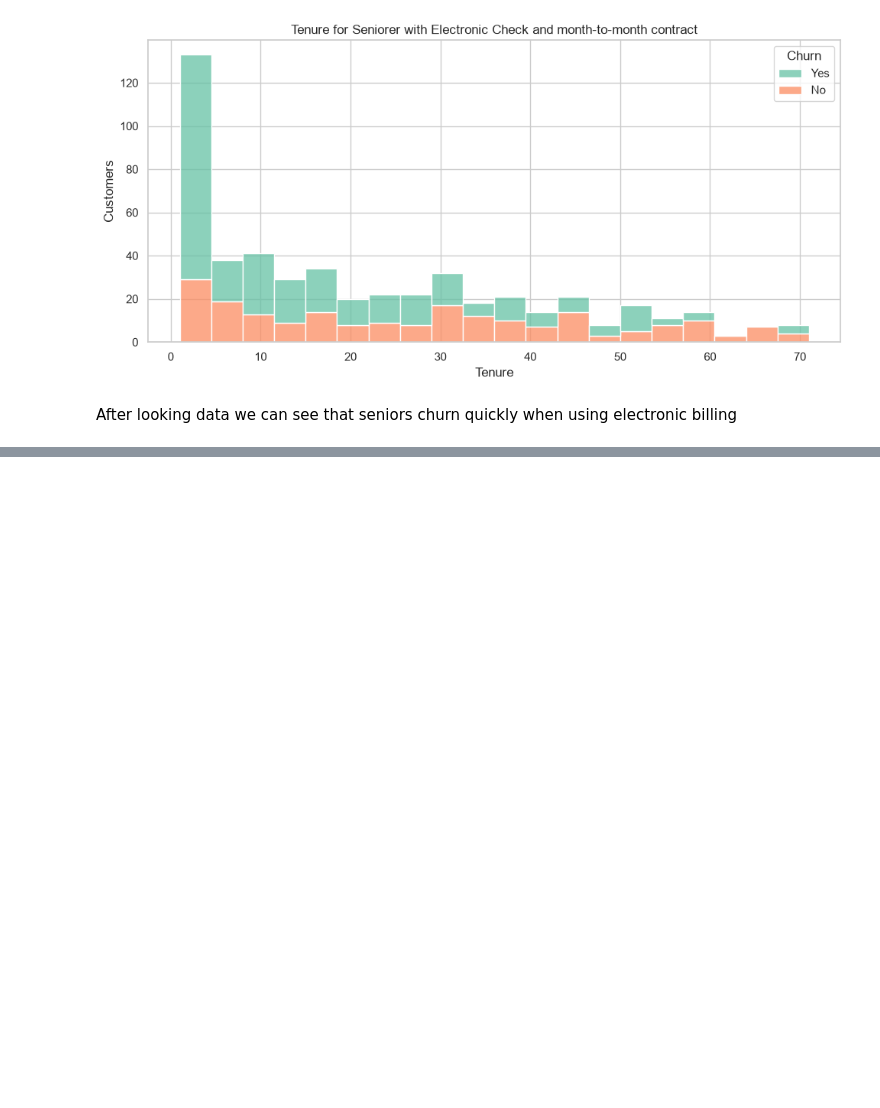
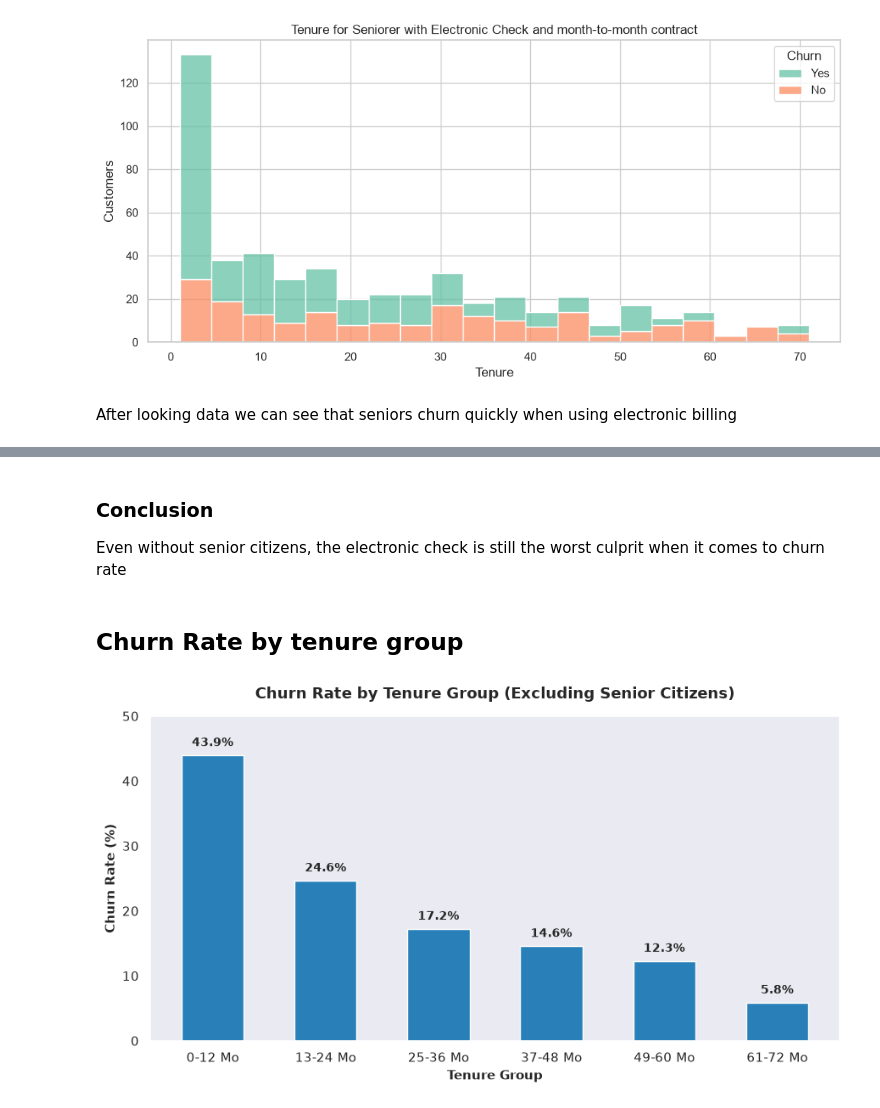
Before and after one commit to pyr0xd/Project_telco_churn, a Jupyter notebook: electronic-billing-eda.ipynb, the cells around one changed output, grey strips where cells are left out. Saved outputs shown, nothing was run; the diff lists cells and outputs as text; code cells hidden in the pictures; blank space fills up the shorter version.

```diff
--- a/electronic-billing-eda.ipynb
+++ b/electronic-billing-eda.ipynb
@@ -267,0 +306,36 @@ After looking data we can see that seniors churn quickly when using electronic b
+# %% [markdown]
+### Conclusion
+
+Even without senior citizens, the electronic check is still the worst culprit when it comes to churn rate
+# %% [markdown]
+## Churn Rate by tenure group
+# %%
+df_non_senior['tenure_group'] = pd.cut(
+    df_non_senior['tenure'],
+    bins=[-1, 12, 24, 36, 48, 60, 72],
+    labels=['0-12 Mo', '13-24 Mo', '25-36 Mo', '37-48 Mo', '49-60 Mo', '61-72 Mo']
+)
+
+tenure_df = df_non_senior.groupby('tenure_group', observed=False)['Churn_num'].agg(
+    total='count',
+    churned='sum',
+    churn_rate=lambda x: x.mean() * 100
+).reset_index()
+
+fig, ax = plt.subplots(figsize=(9, 5))
+bars = ax.bar(tenure_df['tenure_group'], tenure_df['churn_rate'], color='#2980b9', width=0.55)
+
+ax.set_title('Churn Rate by Tenure Group (Excluding Senior Citizens)', fontsize=13, fontweight='bold', pad=15)
+ax.set_ylabel('Churn Rate (%)', fontsize=11, fontweight='bold')
+ax.set_xlabel('Tenure Group', fontsize=11, fontweight='bold')
+ax.set_ylim(0, 50)
+
+for bar in bars:
+    yval = bar.get_height()
+    ax.text(bar.get_x() + bar.get_width()/2.0, yval + 1, f'{yval:.1f}%',
+            ha='center', va='bottom', fontweight='bold', fontsize=10)
+
+plt.tight_layout()
+plt.show()
+# %% [output]
+[figure, added]
```
Also changed, not shown: parts of 8 cells of this notebook.
